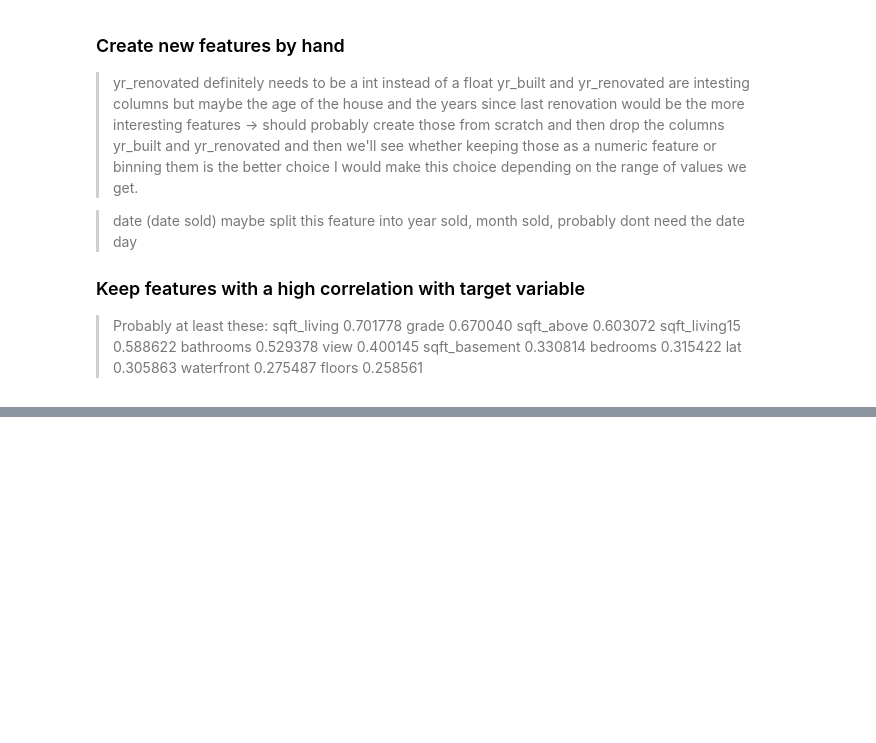
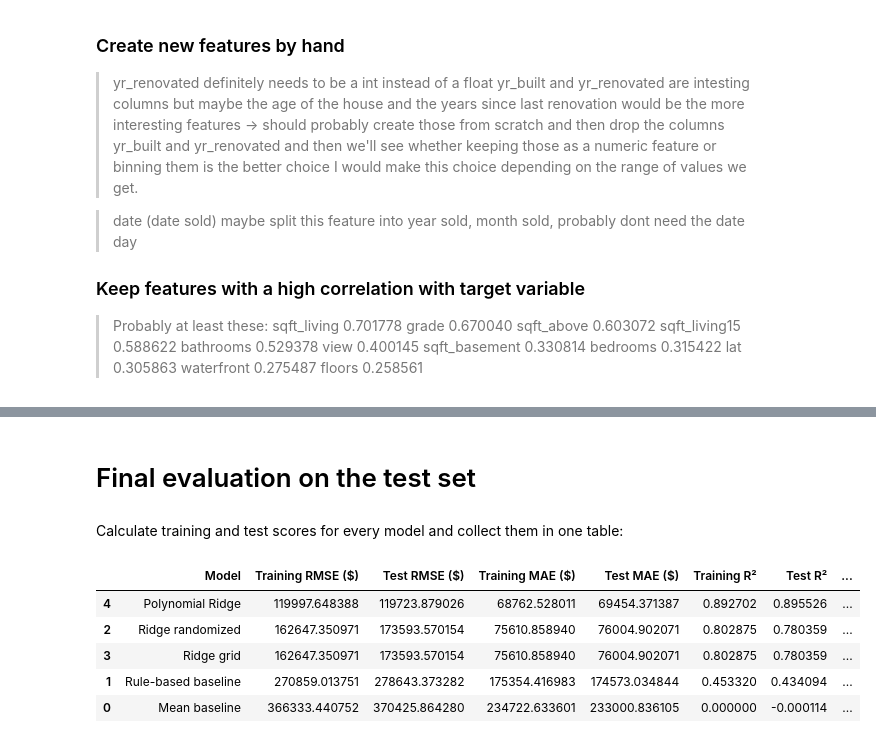
Before and after one commit to EvaMerk/amle-project-king-county, a Jupyter notebook: 02_king_county_project.ipynb, the cells around one changed output, grey strips where cells are left out. Cells and saved outputs as stored; diff of their text form; code cells hidden in the pictures; blank space fills up the shorter version.

```diff
--- a/02_king_county_project.ipynb
+++ b/02_king_county_project.ipynb
@@ -158,0 +491,2 @@ X_train.shape, X_test.shape, y_train.shape, y_test.shape
+# %% [markdown]
+# Final evaluation on the test set
@@ -158,0 +529,75 @@ X_train.shape, X_test.shape, y_train.shape, y_test.shape
+# %%
+# Generate predictions for the rule-based baseline
+
+rule_train_x = X_train[rule_feature].fillna(
+    X_train[rule_feature].median()
+)
+
+rule_test_x = X_test[rule_feature].fillna(
+    X_train[rule_feature].median()
+)
+
+rule_train_pred = rule_intercept + rule_slope * rule_train_x
+rule_test_pred = rule_intercept + rule_slope * rule_test_x
+
+rule_train_pred = np.maximum(rule_train_pred, 0)
+rule_test_pred = np.maximum(rule_test_pred, 0)
+# %% [markdown]
+Calculate training and test scores for every model and collect them in one table:
+# %%
+models = {
+    "Mean baseline": None,
+    "Rule-based baseline": None,
+    "Ridge randomized": ridge_random_best,
+    "Ridge grid": ridge_grid_best,
+    "Polynomial Ridge": poly_ridge_best
+}
+
+predictions = {
+    "Mean baseline": (mean_train_pred, mean_test_pred),
+    "Rule-based baseline": (rule_train_pred, rule_test_pred)
+}
+
+for name in [
+    "Ridge randomized",
+    "Ridge grid",
+    "Polynomial Ridge"
+]:
+    model = models[name]
+
+    predictions[name] = (
+        predict_dollars(model, X_train),
+        predict_dollars(model, X_test)
+    )
+
+results = []
+
+for name, (train_pred, test_pred) in predictions.items():
+
+    train_metrics = calculate_metrics(y_train, train_pred)
+    test_metrics = calculate_metrics(y_test, test_pred)
+
+    results.append({
+        "Model": name,
+        "Training RMSE ($)": train_metrics["RMSE ($)"],
+        "Test RMSE ($)": test_metrics["RMSE ($)"],
+        "Training MAE ($)": train_metrics["MAE ($)"],
+        "Test MAE ($)": test_metrics["MAE ($)"],
+        "Training R²": train_metrics["R²"],
+        "Test R²": test_metrics["R²"],
+        "RMSE gap ($)": (
+            test_metrics["RMSE ($)"]
+            - train_metrics["RMSE ($)"]
+        )
+    })
+
+score_table = pd.DataFrame(results).sort_values("Test RMSE ($)")
+
+display (score_table)
+# %% [output]
+|  | Model | Training RMSE ($) | Test RMSE ($) | Training MAE ($) | Test MAE ($) | Training R² | Test R² | ... |
+| 4 | Polynomial Ridge | 119997.648388 | 119723.879026 | 68762.528011 | 69454.371387 | 0.892702 | 0.895526 | ... |
+| 2 | Ridge randomized | 162647.350971 | 173593.570154 | 75610.858940 | 76004.902071 | 0.802875 | 0.780359 | ... |
+| 3 | Ridge grid | 162647.350971 | 173593.570154 | 75610.858940 | 76004.902071 | 0.802875 | 0.780359 | ... |
+| 1 | Rule-based baseline | 270859.013751 | 278643.373282 | 175354.416983 | 174573.034844 | 0.453320 | 0.434094 | ... |
+| 0 | Mean baseline | 366333.440752 | 370425.864280 | 234722.633601 | 233000.836105 | 0.000000 | -0.000114 | ... |
```
Also changed, not shown: parts of 35 cells of this notebook.
